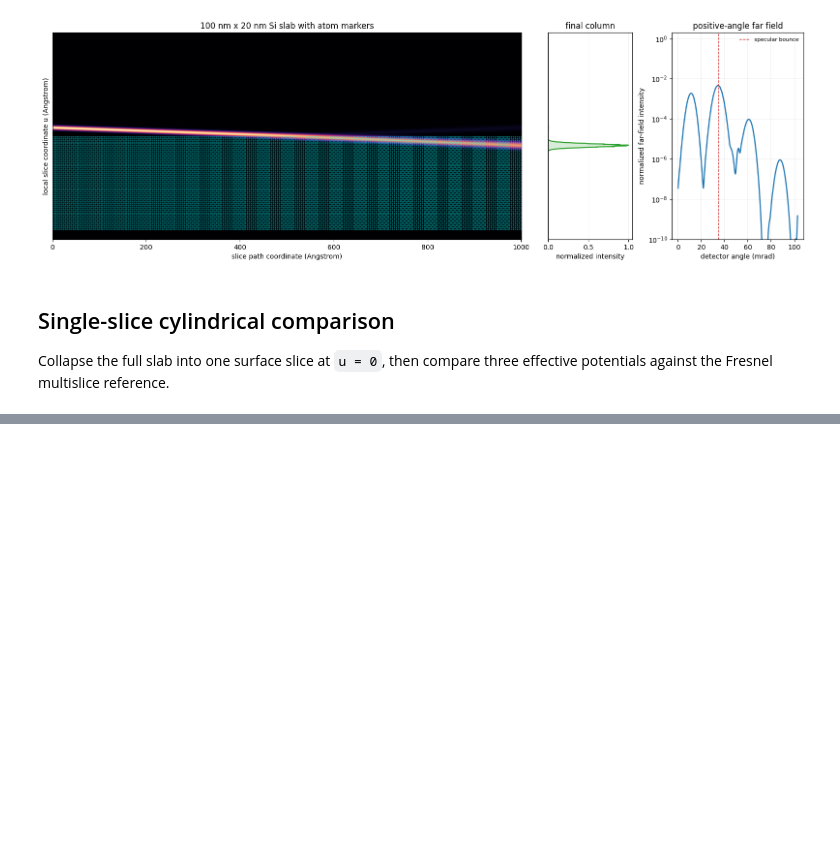
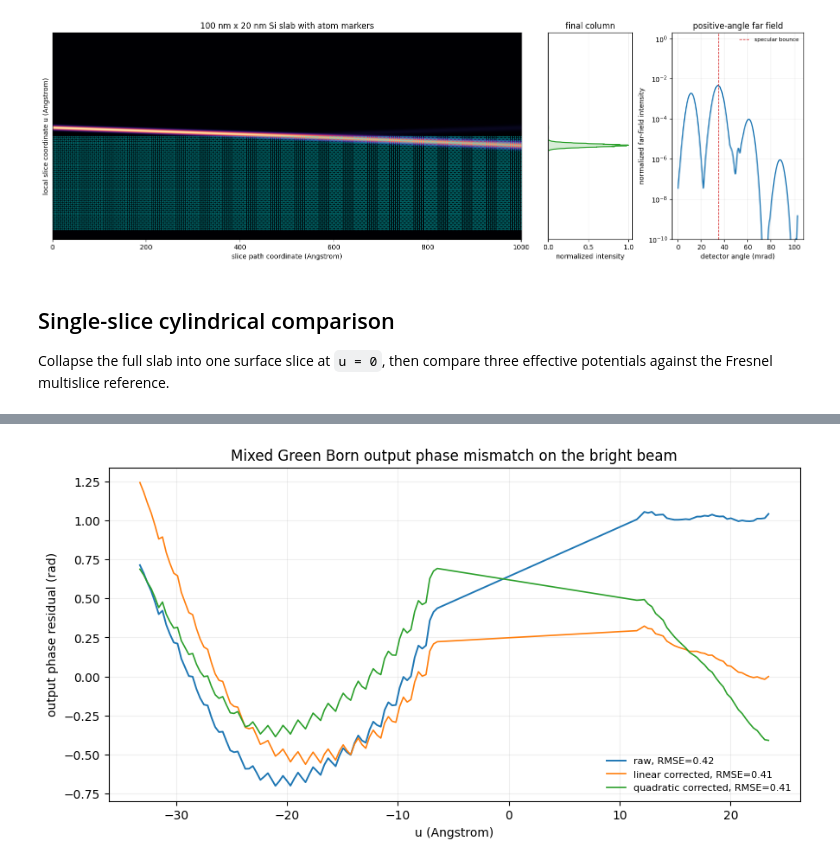
Before and after one commit to DavidLanders95/WideAnglePropagation, a Jupyter notebook: notebooks/sideview_glancing_incidence_example.ipynb, the cells around one changed output, grey strips where cells are left out. Drawn from its saved outputs; the diff is of its cells as text; code cells hidden in the pictures; blank space fills up the shorter version.

```diff
--- a/notebooks/sideview_glancing_incidence_example.ipynb
+++ b/notebooks/sideview_glancing_incidence_example.ipynb
@@ -842,0 +671,54 @@ glauber_diagnostic_summary
+# %%
+born_output_wave = cylindrical_outputs[selected_born_name]
+output_phase_mask_np = np.asarray(output_phase_match_mask)
+u_output_np = np.asarray(u)
+
+# Align the raw and phase-corrected waves by their best complex scalar on the output beam.
+def align_to_fresnel(candidate):
+    scale = jnp.vdot(candidate[output_phase_match_mask], fresnel_wave[output_phase_match_mask]) / (
+        jnp.vdot(candidate[output_phase_match_mask], candidate[output_phase_match_mask]) + 1e-30
+    )
+    return scale * candidate
+
+born_output_aligned = align_to_fresnel(born_output_wave)
+born_output_linear_aligned = align_to_fresnel(born_output_linear_phase_corrected)
+born_output_quadratic_aligned = align_to_fresnel(born_output_quadratic_phase_corrected)
+
+raw_phase_residual = np.unwrap(
+    np.angle(np.asarray(born_output_aligned[output_phase_match_mask] * jnp.conj(fresnel_wave[output_phase_match_mask])))
+)
+linear_phase_residual = np.unwrap(
+    np.angle(np.asarray(born_output_linear_aligned[output_phase_match_mask] * jnp.conj(fresnel_wave[output_phase_match_mask])))
+)
+quadratic_phase_residual = np.unwrap(
+    np.angle(np.asarray(born_output_quadratic_aligned[output_phase_match_mask] * jnp.conj(fresnel_wave[output_phase_match_mask])))
+)
+
+fig_phase, ax_phase_diag = plt.subplots(figsize=(8.8, 4.6), constrained_layout=True)
+ax_phase_diag.plot(
+    u_output_np[output_phase_mask_np],
+    raw_phase_residual - np.median(raw_phase_residual),
+    label=f"raw, RMSE={float(output_complex_rmse_raw):.2f}",
+    lw=1.4,
+)
+ax_phase_diag.plot(
+    u_output_np[output_phase_mask_np],
+    linear_phase_residual - np.median(linear_phase_residual),
+    label=f"linear corrected, RMSE={float(output_complex_rmse_linear_phase):.2f}",
+    lw=1.2,
+)
+ax_phase_diag.plot(
+    u_output_np[output_phase_mask_np],
+    quadratic_phase_residual - np.median(quadratic_phase_residual),
+    label=f"quadratic corrected, RMSE={float(output_complex_rmse_quadratic_phase):.2f}",
+    lw=1.2,
+)
+ax_phase_diag.set_xlabel("u (Angstrom)")
+ax_phase_diag.set_ylabel("output phase residual (rad)")
+ax_phase_diag.set_title(f"{selected_born_name} output phase mismatch on the bright beam")
+ax_phase_diag.grid(alpha=0.2)
+ax_phase_diag.legend(fontsize=8, frameon=False)
+
+plt.show()
+# %% [output]
+[figure, added]
```
Also changed, not shown: parts of 13 cells of this notebook, 10 other files.
